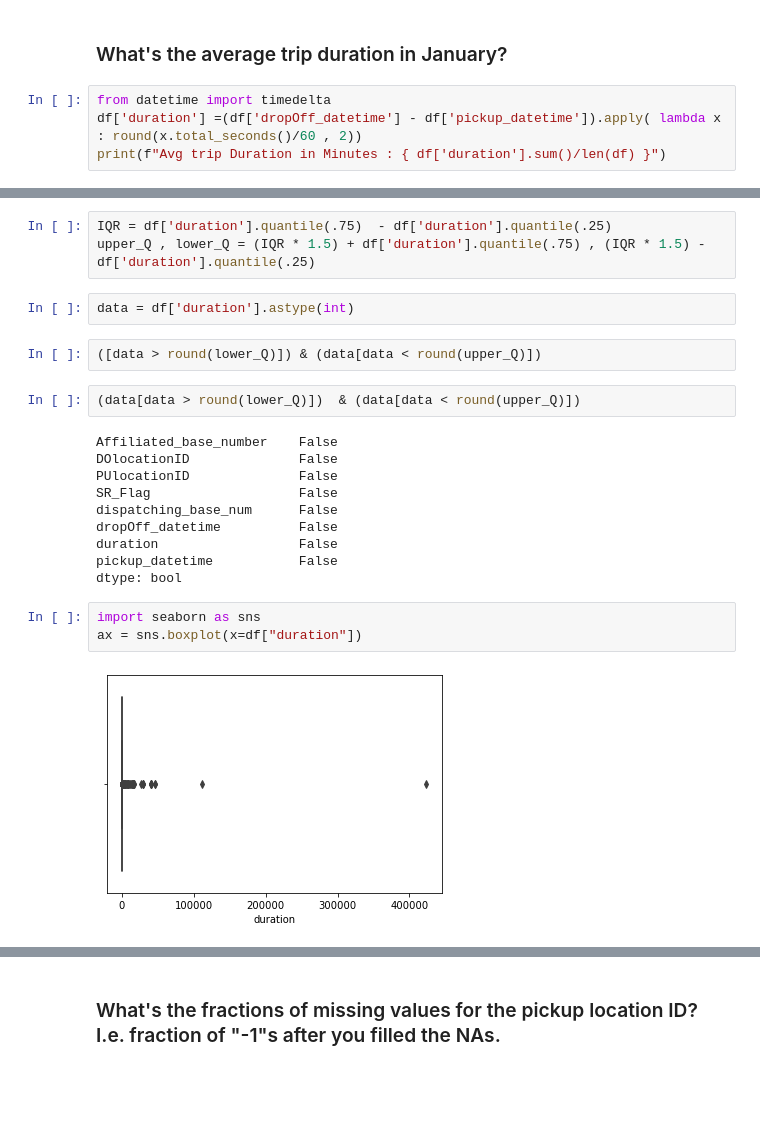
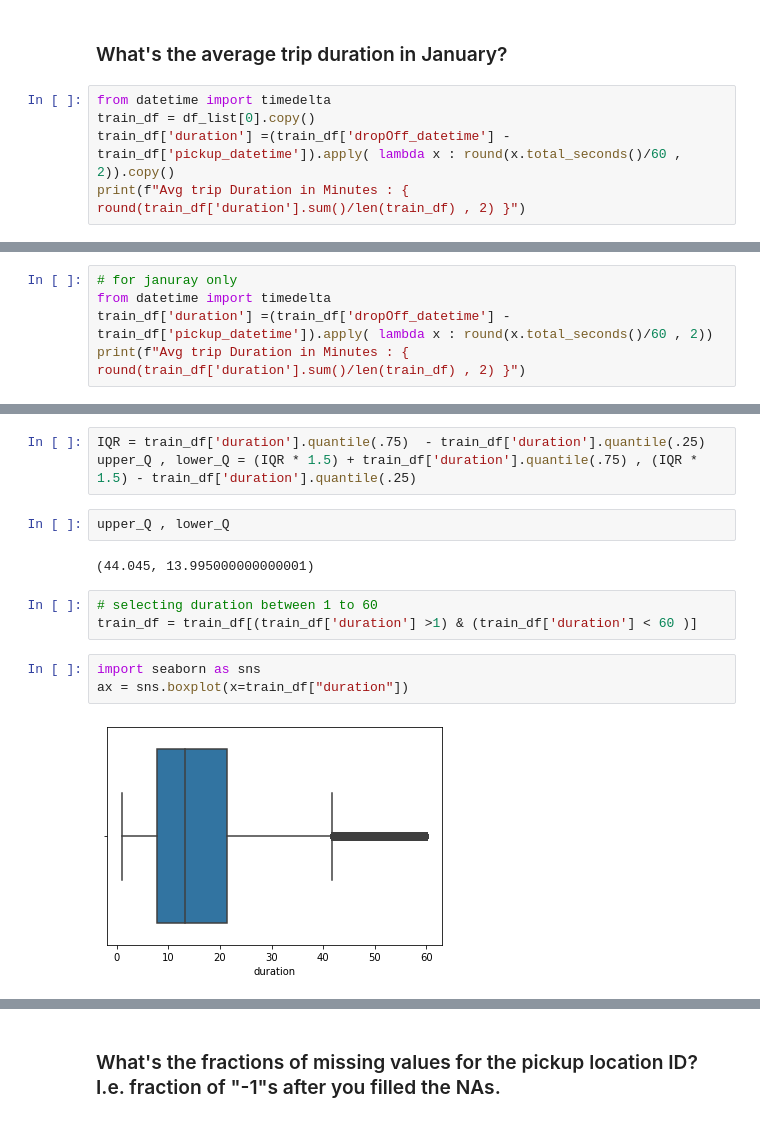
Before and after one commit to imkhubaibraza/mlops, a Jupyter notebook: sample_notebook.ipynb, the cells around one changed output, grey strips where cells are left out. Saved outputs shown, nothing was run; the diff lists cells and outputs as text; blank space fills up the shorter version.

Commit message:
model trained

```diff
--- a/sample_notebook.ipynb
+++ b/sample_notebook.ipynb
@@ -49,6 +44,7 @@ True
 ### What's the average trip duration in January?
 # %%
 from datetime import timedelta
-df['duration'] =(df['dropOff_datetime'] - df['pickup_datetime']).apply( lambda x : round(x.total_seconds()/60 , 2))
-print(f"Avg trip Duration in Minutes : { df['duration'].sum()/len(df) }")
+train_df = df_list[0].copy()
+train_df['duration'] =(train_df['dropOff_datetime'] - train_df['pickup_datetime']).apply( lambda x : round(x.total_seconds()/60 , 2)).copy()
+print(f"Avg trip Duration in Minutes : { round(train_df['duration'].sum()/len(train_df) , 2) }")
 # %% [output]
@@ -85,0 +68,5 @@ Name: duration, Length: 2191804, dtype: bool
+# %%
+# for januray only
+from datetime import timedelta
+train_df['duration'] =(train_df['dropOff_datetime'] - train_df['pickup_datetime']).apply( lambda x : round(x.total_seconds()/60 , 2))
+print(f"Avg trip Duration in Minutes : { round(train_df['duration'].sum()/len(train_df) , 2) }")
@@ -86,24 +88,15 @@ Name: duration, Length: 2191804, dtype: bool
 # %%
-IQR = df['duration'].quantile(.75)  - df['duration'].quantile(.25)
-upper_Q , lower_Q = (IQR * 1.5) + df['duration'].quantile(.75) , (IQR * 1.5) - df['duration'].quantile(.25)
+IQR = train_df['duration'].quantile(.75)  - train_df['duration'].quantile(.25)
+upper_Q , lower_Q = (IQR * 1.5) + train_df['duration'].quantile(.75) , (IQR * 1.5) - train_df['duration'].quantile(.25)
-# %%
-data = df['duration'].astype(int)
-# %%
-([data > round(lower_Q)]) & (data[data < round(upper_Q)])
-# %%
-(data[data > round(lower_Q)])  & (data[data < round(upper_Q)])
-# %% [output]
-Affiliated_base_number    False
-DOlocationID              False
-PUlocationID              False
-SR_Flag                   False
-dispatching_base_num      False
-dropOff_datetime          False
-duration                  False
-pickup_datetime           False
-dtype: bool
+# %%
+upper_Q , lower_Q
+# %% [output]
+(44.045, 13.995000000000001)
+# %%
+# selecting duration between 1 to 60
+train_df = train_df[(train_df['duration'] >1) & (train_df['duration'] < 60 )]
 # %%
 import seaborn as sns
-ax = sns.boxplot(x=df["duration"])
+ax = sns.boxplot(x=train_df["duration"])
 # %% [output]
-[figure, old version]
+[figure, new version]
```
Also changed, not shown: parts of 27 cells of this notebook.
